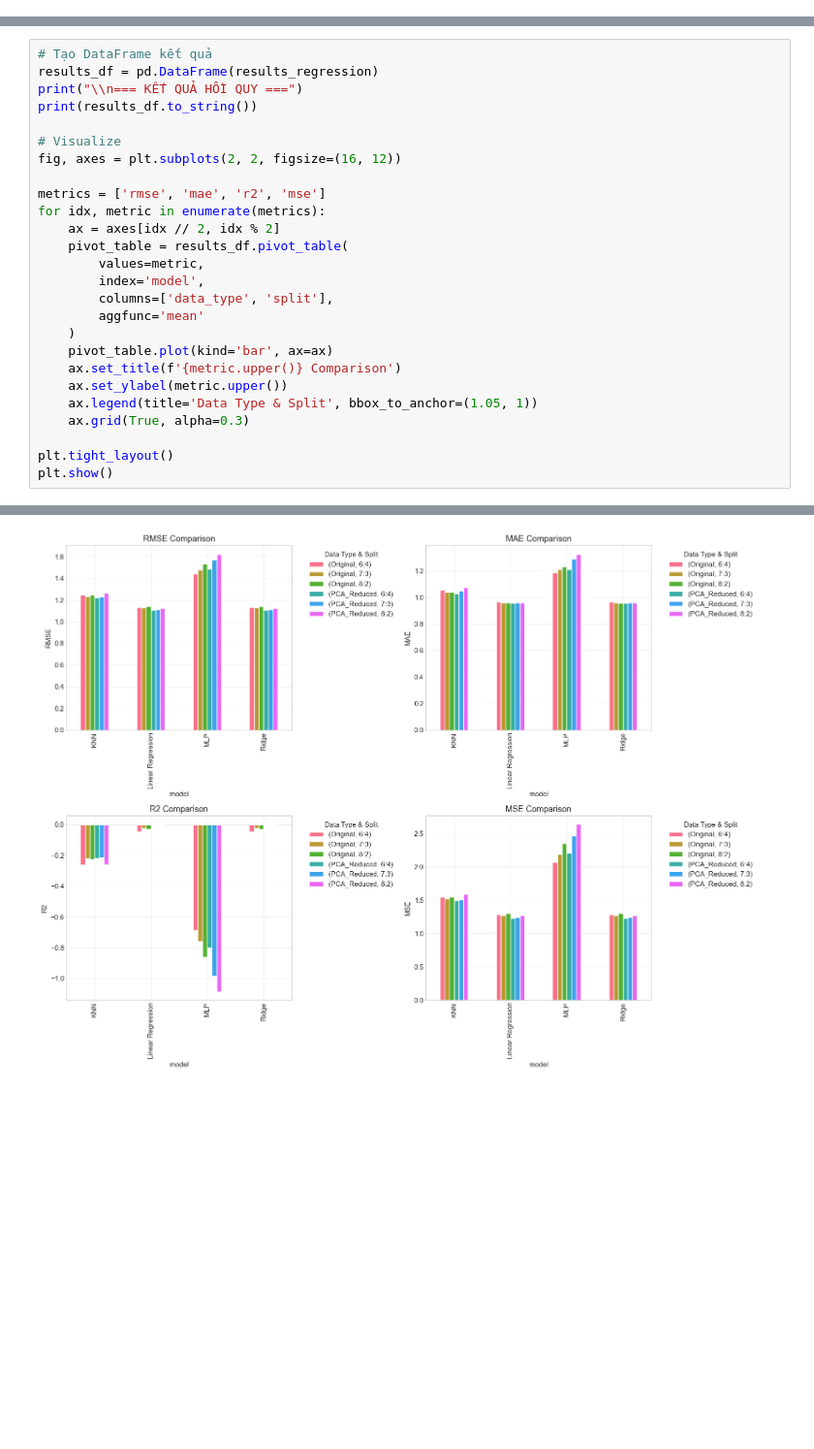
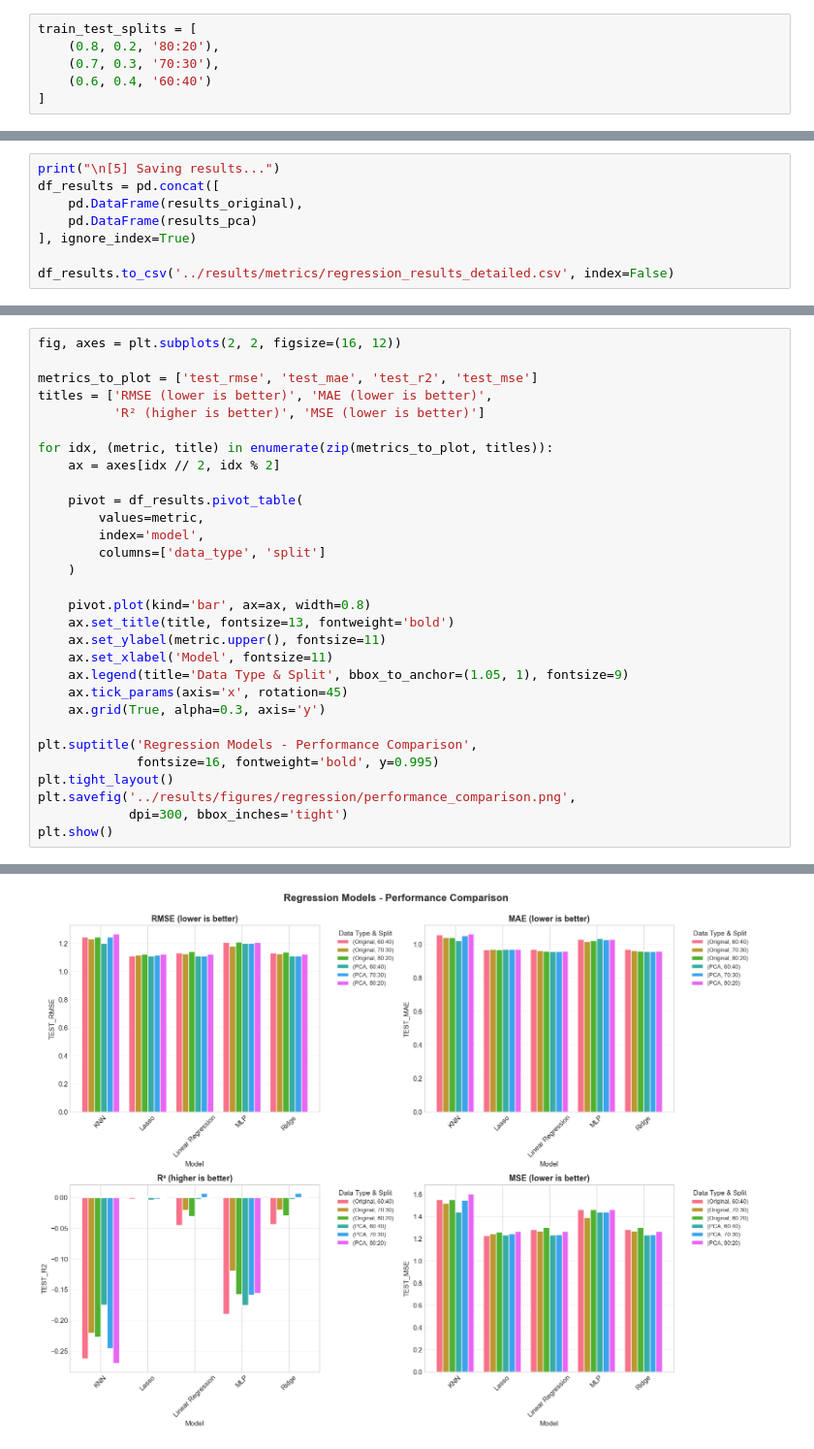
Before and after one commit to duyanhtr130905/ML_Project_JobSastisfaction, a Jupyter notebook: notebook/05_Regression_Models.ipynb, the cells around one changed output, grey strips where cells are left out. Shown: that part at 97% size. Drawn from its saved outputs; the diff is of its cells as text; blank space fills up the shorter version.

```diff
--- a/notebook/05_Regression_Models.ipynb
+++ b/notebook/05_Regression_Models.ipynb
@@ -177,0 +63,6 @@ SO SANH KET QUA CAC MO HINH HOI QUY
+# %%
+train_test_splits = [
+    (0.8, 0.2, '80:20'),
+    (0.7, 0.3, '70:30'),
+    (0.6, 0.4, '60:40')
+]
@@ -177,0 +218,8 @@ SO SANH KET QUA CAC MO HINH HOI QUY
+# %%
+print("\n[5] Saving results...")
+df_results = pd.concat([
+    pd.DataFrame(results_original),
+    pd.DataFrame(results_pca)
+], ignore_index=True)
+
+df_results.to_csv('../results/metrics/regression_results_detailed.csv', index=False)
@@ -178,27 +264,31 @@ SO SANH KET QUA CAC MO HINH HOI QUY
 # %%
-# Tạo DataFrame kết quả
-results_df = pd.DataFrame(results_regression)
-print("\\n=== KẾT QUẢ HỒI QUY ===")
-print(results_df.to_string())
-
-# Visualize
 fig, axes = plt.subplots(2, 2, figsize=(16, 12))
 
-metrics = ['rmse', 'mae', 'r2', 'mse']
-for idx, metric in enumerate(metrics):
+metrics_to_plot = ['test_rmse', 'test_mae', 'test_r2', 'test_mse']
+titles = ['RMSE (lower is better)', 'MAE (lower is better)',
+          'R² (higher is better)', 'MSE (lower is better)']
+
+for idx, (metric, title) in enumerate(zip(metrics_to_plot, titles)):
     ax = axes[idx // 2, idx % 2]
-    pivot_table = results_df.pivot_table(
+
+    pivot = df_results.pivot_table(
         values=metric,
         index='model',
-        columns=['data_type', 'split'],
-        aggfunc='mean'
+        columns=['data_type', 'split']
     )
-    pivot_table.plot(kind='bar', ax=ax)
-    ax.set_title(f'{metric.upper()} Comparison')
-    ax.set_ylabel(metric.upper())
-    ax.legend(title='Data Type & Split', bbox_to_anchor=(1.05, 1))
-    ax.grid(True, alpha=0.3)
 
+    pivot.plot(kind='bar', ax=ax, width=0.8)
+    ax.set_title(title, fontsize=13, fontweight='bold')
+    ax.set_ylabel(metric.upper(), fontsize=11)
+    ax.set_xlabel('Model', fontsize=11)
+    ax.legend(title='Data Type & Split', bbox_to_anchor=(1.05, 1), fontsize=9)
+    ax.tick_params(axis='x', rotation=45)
+    ax.grid(True, alpha=0.3, axis='y')
+
+plt.suptitle('Regression Models - Performance Comparison',
+             fontsize=16, fontweight='bold', y=0.995)
 plt.tight_layout()
+plt.savefig('../results/figures/regression/performance_comparison.png',
+            dpi=300, bbox_inches='tight')
 plt.show()
 # %% [output]
@@ -222 +295 @@ plt.show()
-[figure, old version]
+[figure, new version]
```
Also changed, not shown: parts of 29 cells of this notebook, 7 other files.
